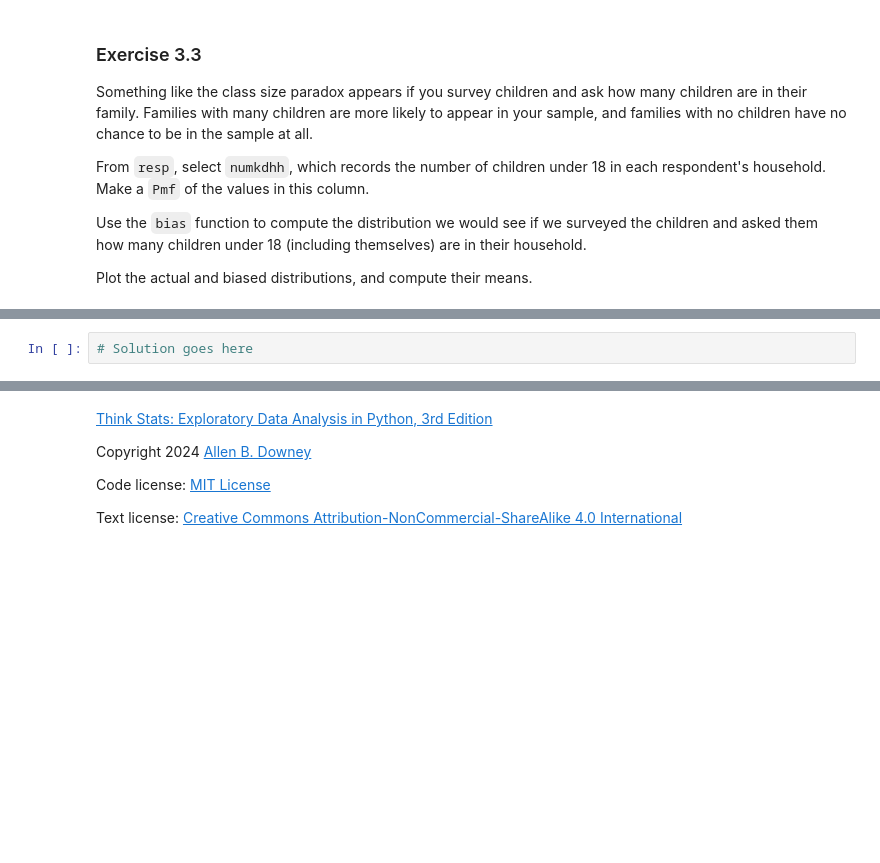
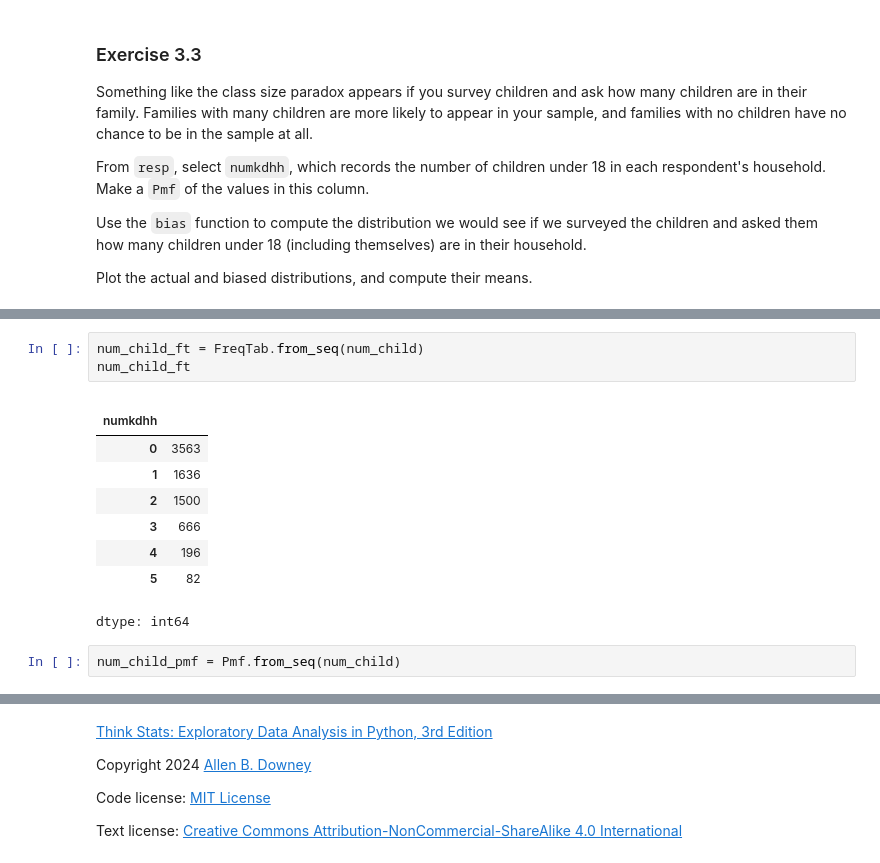
Before and after one commit to JoaoJimenez/Think_stats, a Jupyter notebook: nb/chap03.ipynb, the cells around one changed output, grey strips where cells are left out. Cells and saved outputs as stored; diff of their text form; blank space fills up the shorter version.

```diff
--- a/nb/chap03.ipynb
+++ b/nb/chap03.ipynb
@@ -604,2 +616,15 @@ Plot the actual and biased distributions, and compute their means.
+# %%
+num_child_ft = FreqTab.from_seq(num_child)
+num_child_ft
+# %% [output]
+|  |  |
+| numkdhh |  |
+| 0 | 3563 |
+| 1 | 1636 |
+| 2 | 1500 |
+| 3 | 666 |
+| 4 | 196 |
+| 5 | 82 |
+dtype: int64
 # %%
-# Solution goes here
+num_child_pmf = Pmf.from_seq(num_child)
```
Also changed, not shown: parts of 16 cells of this notebook.
